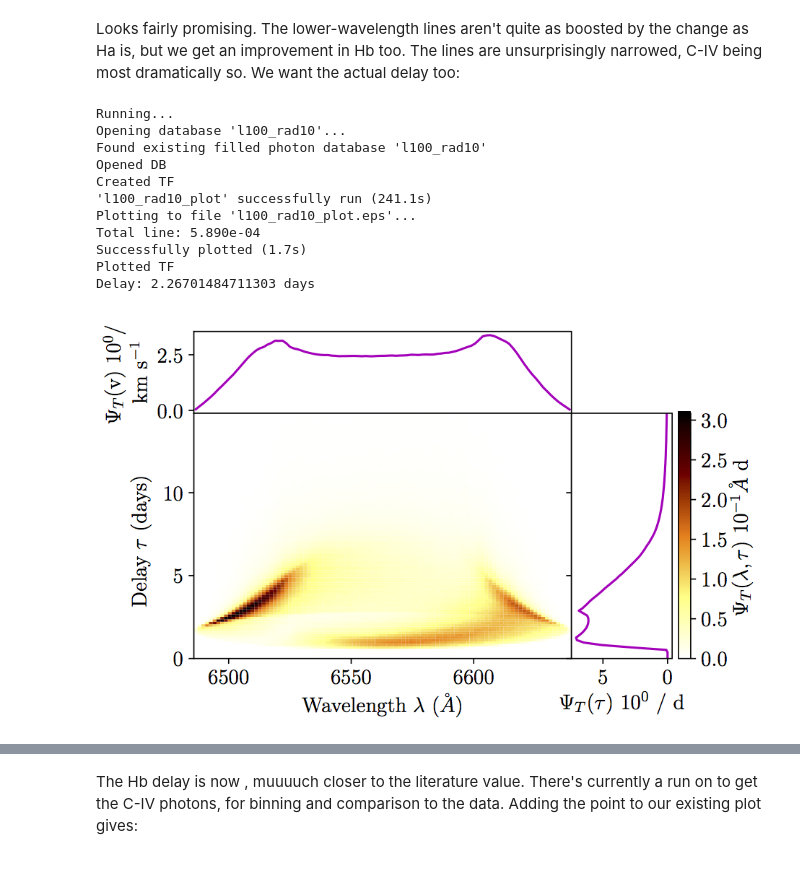
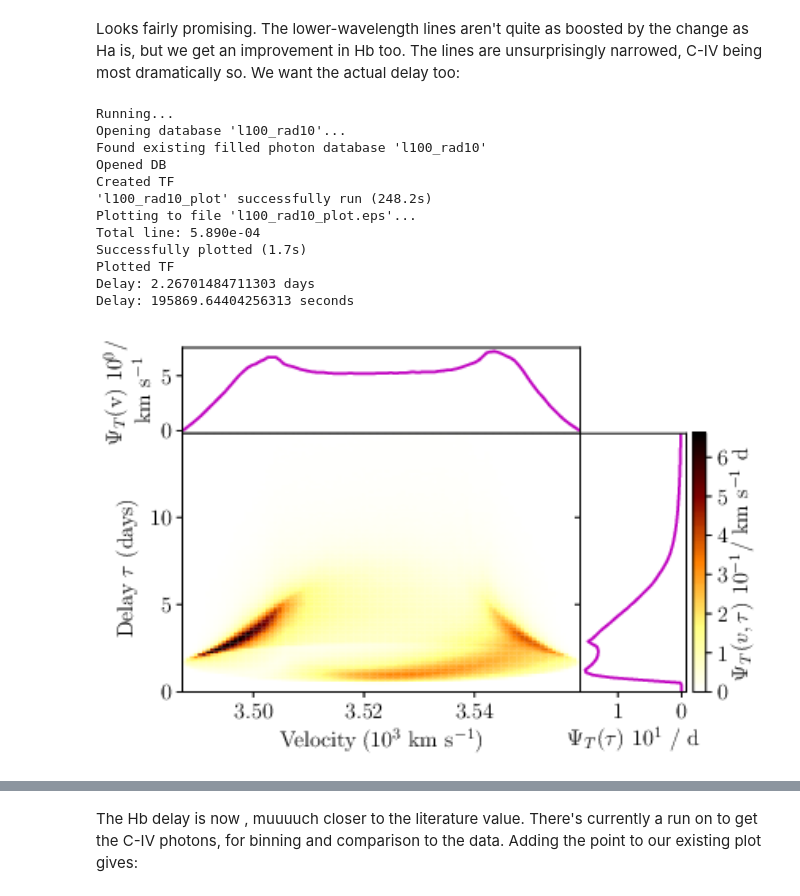
Before and after one commit to smangham/paper_cloudy, a Jupyter notebook: initial_analysis.ipynb, the cells around one changed output, grey strips where cells are left out. Saved outputs shown, nothing was run; the diff lists cells and outputs as text; code cells hidden in the pictures; blank space fills up the shorter version.

```diff
--- a/initial_analysis.ipynb
+++ b/initial_analysis.ipynb
@@ -141,34 +148,28 @@ plot_spec('A40P0.50', [spec_r01_full, spec_r10_full], ['1x', '10x'], limX=(4000,
 # %% [markdown]
 Looks fairly promising. The lower-wavelength lines aren't quite as boosted by the change as Ha is, but we get an improvement in Hb too. The lines are unsurprisingly narrowed, C-IV being most dramatically so. We want the actual delay too:
 # %%
-import os
-import sys
-sys.path.append('/Users/amsys/bindata')
-import tfpy
-
 print('Running...')
 db = tfpy.open_database(r10)
 print('Opened DB')
 tf = tfpy.TransferFunction(db, r10+'_plot', continuum=1.043e44, wave_bins=100, delay_bins=100)
 print('Created TF')
 tf.line(28, 6562.8).delay_dynamic_range(2).run(scaling_factor=1/20).plot(velocity=True)
 print('Plotted TF')
 print("Delay: {} days".format(tf.delay(threshold=0.8) * 1.15741e-5))
-print("Delay: {} seconds".format(tf.delay(threshold=0.8))
+print("Delay: {} seconds".format(tf.delay(threshold=0.8)))
+os.system('convert '+r10+'_plot.eps '+r10+'_plot.png')
+Image(filename = r10+'_plot.png', width=800, height=800)
 # %% [output]
 Running...
 Opening database 'l100_rad10'...
 Found existing filled photon database 'l100_rad10'
 Opened DB
 Created TF
-'l100_rad10_plot' successfully run (241.1s)
+'l100_rad10_plot' successfully run (248.2s)
 Plotting to file 'l100_rad10_plot.eps'...
 Total line: 5.890e-04
 Successfully plotted (1.7s)
 Plotted TF
 Delay: 2.26701484711303 days
+Delay: 195869.64404256313 seconds
+[figure, added]
-# %%
-PATH = "/Users/amsys/paper_cloudy/l100_rad10.png"
-Image(filename = PATH, width=800, height=800)
-# %% [output]
-[figure, removed]
```
Also changed, not shown: parts of 11 cells of this notebook, 7 other files.
